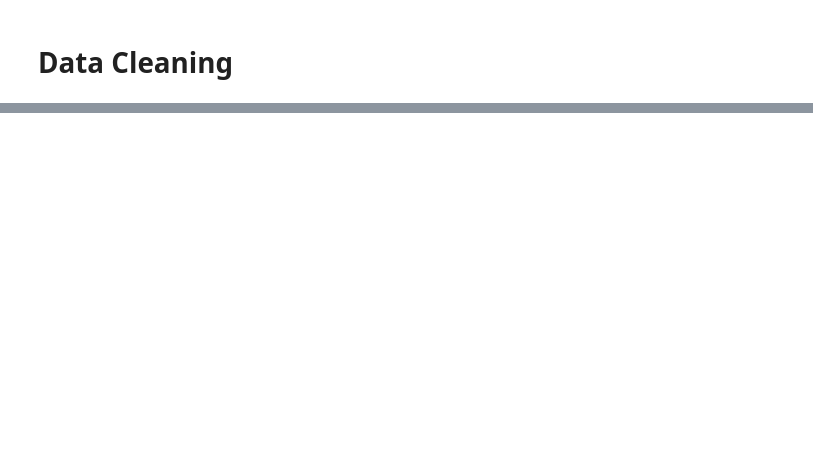
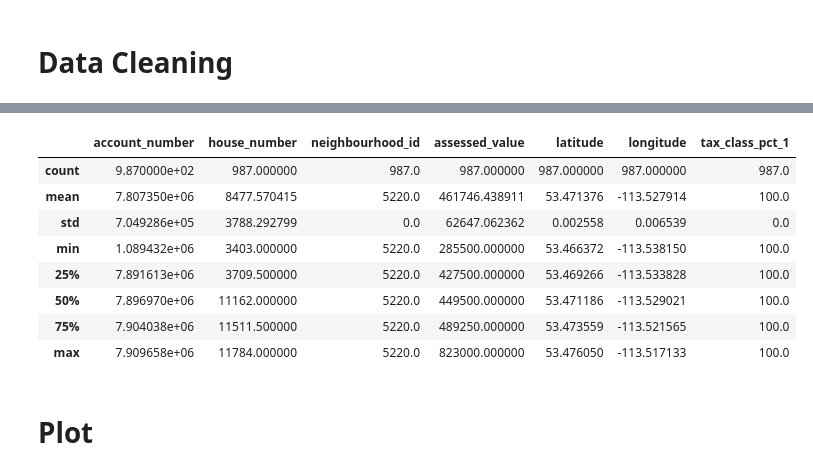
Before and after one commit to jasminebz/datakit-housing-fall-2024, a Jupyter notebook: edmonton_housing/edmonton_property_values.ipynb, the cells around one changed output, grey strips where cells are left out. Saved outputs shown, nothing was run; the diff lists cells and outputs as text; code cells hidden in the pictures; blank space fills up the shorter version.

```diff
--- a/edmonton_housing/edmonton_property_values.ipynb
+++ b/edmonton_housing/edmonton_property_values.ipynb
@@ -63,0 +136,17 @@ greenfield_df.
+# %%
+# these are likely all powerline properties, so can be dropped
+greenfield_df = greenfield_df[greenfield_df["assessed_value"]>200000]
+# %%
+greenfield_df.describe()
+# %% [output]
+|  | account_number | house_number | neighbourhood_id | assessed_value | latitude | longitude | tax_class_pct_1 |
+| count | 9.870000e+02 | 987.000000 | 987.0 | 987.000000 | 987.000000 | 987.000000 | 987.0 |
+| mean | 7.807350e+06 | 8477.570415 | 5220.0 | 461746.438911 | 53.471376 | -113.527914 | 100.0 |
+| std | 7.049286e+05 | 3788.292799 | 0.0 | 62647.062362 | 0.002558 | 0.006539 | 0.0 |
+| min | 1.089432e+06 | 3403.000000 | 5220.0 | 285500.000000 | 53.466372 | -113.538150 | 100.0 |
+| 25% | 7.891613e+06 | 3709.500000 | 5220.0 | 427500.000000 | 53.469266 | -113.533828 | 100.0 |
+| 50% | 7.896970e+06 | 11162.000000 | 5220.0 | 449500.000000 | 53.471186 | -113.529021 | 100.0 |
+| 75% | 7.904038e+06 | 11511.500000 | 5220.0 | 489250.000000 | 53.473559 | -113.521565 | 100.0 |
+| max | 7.909658e+06 | 11784.000000 | 5220.0 | 823000.000000 | 53.476050 | -113.517133 | 100.0 |
+# %% [markdown]
+# Plot
```
Also changed, not shown: parts of 15 cells of this notebook.
